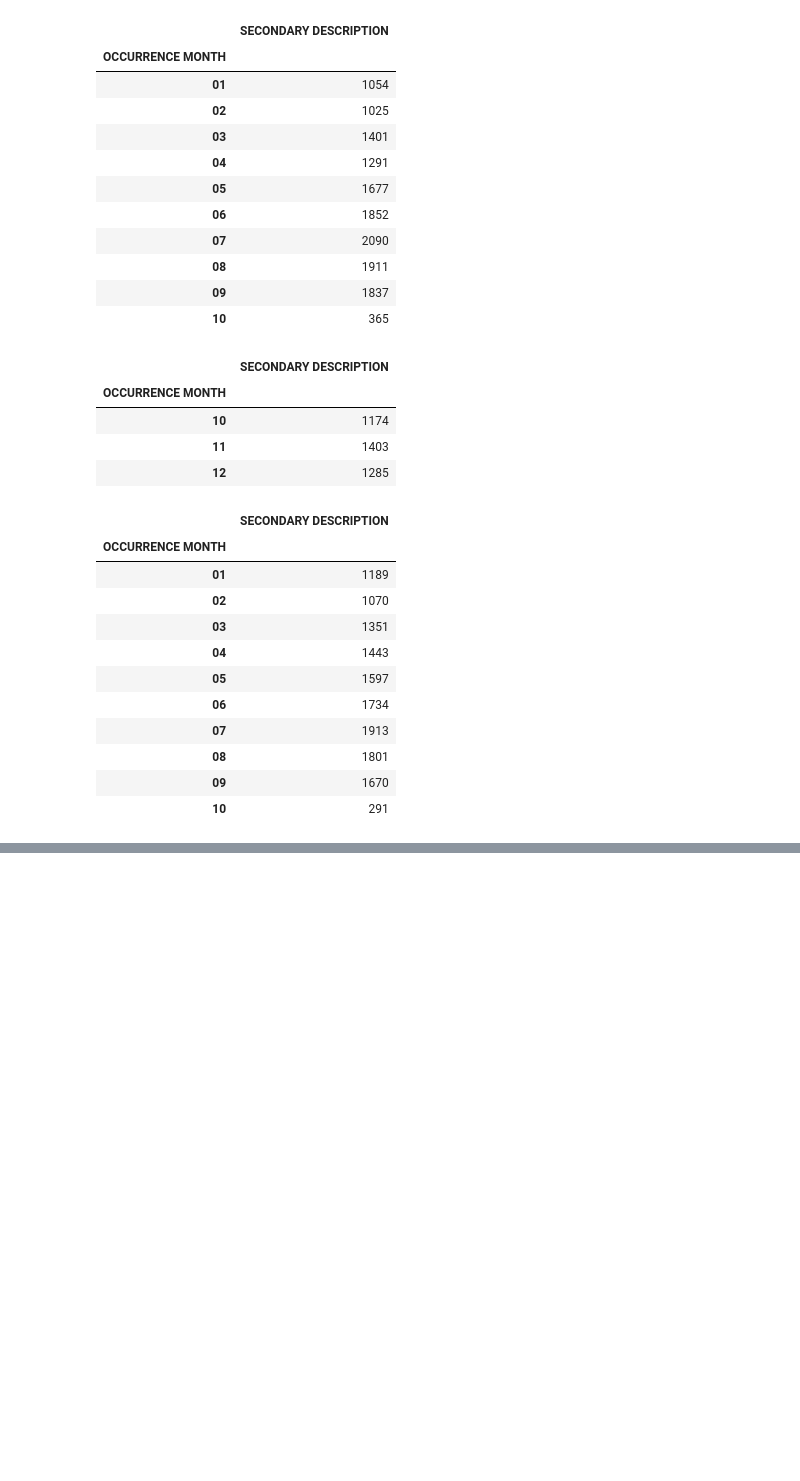
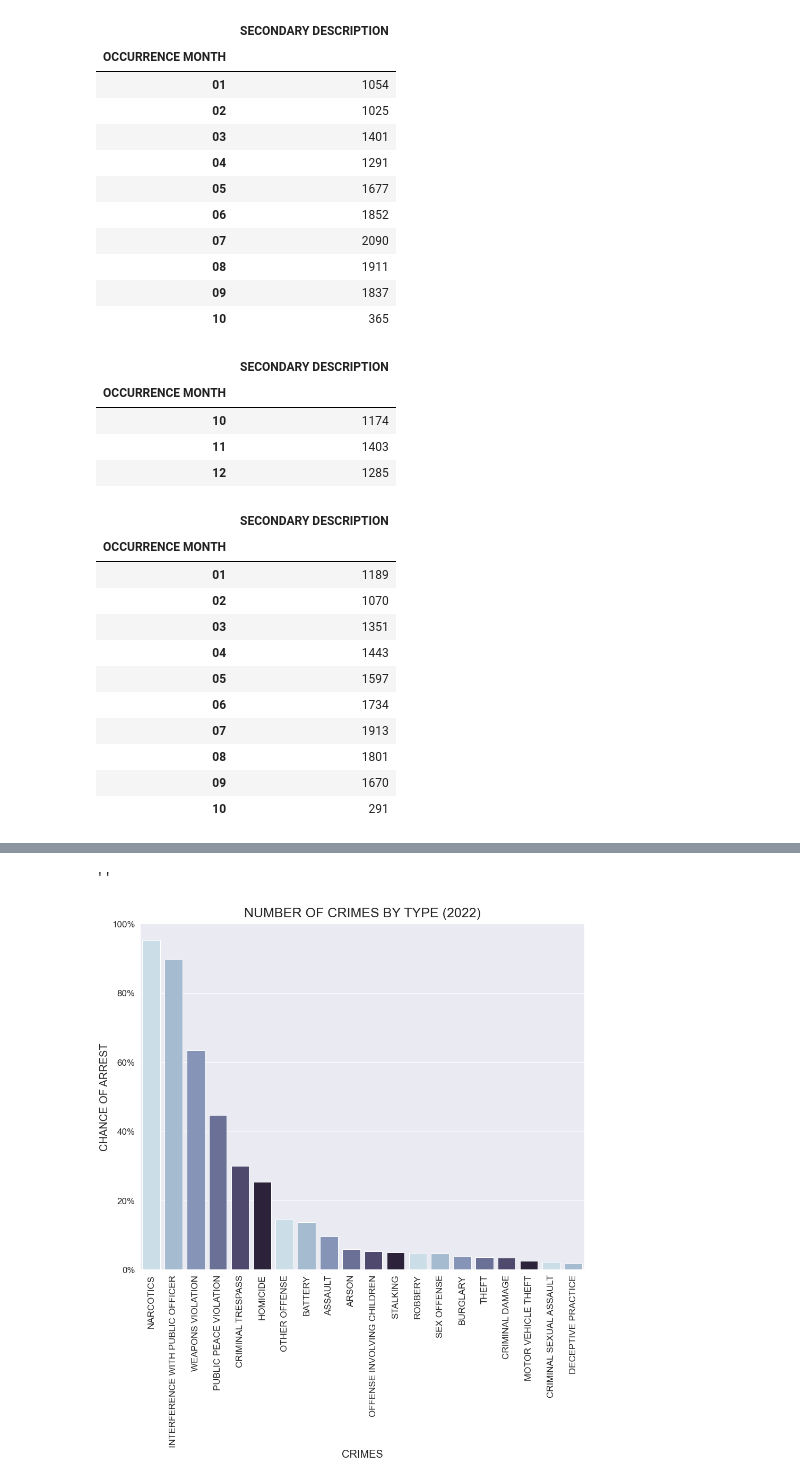
Before and after one commit to jrthompson25/Chicago_Crime_Analysis, a Jupyter notebook: Notebooks/Chicago Crime Project.ipynb, the cells around one changed output, grey strips where cells are left out. Cells and saved outputs as stored; diff of their text form; code cells hidden in the pictures; blank space fills up the shorter version.

```diff
--- a/Notebooks/Chicago Crime Project.ipynb
+++ b/Notebooks/Chicago Crime Project.ipynb
@@ -402,0 +547,6 @@ fiveHunderedOrLessByMonth2022_df
+# %%
+crimesAndArrests2022 = chicagoCrime2022[['PRIMARY DESCRIPTION', 'ARREST']]
+crimesValueCounts2022_df = crimesAndArrests2022['PRIMARY DESCRIPTION'].value_counts().to_frame()
+crimesValueCounts2022_df = crimesValueCounts2022_df.reset_index()
+crimesValueCounts2022_df = crimesValueCounts2022_df.rename(columns={'index' : 'PRIMARY DESCRIPTION', 'PRIMARY DESCRIPTION' : 'OCCURRENCES'})
+crimesValueCounts2022_df
@@ -402,0 +571,8 @@ fiveHunderedOrLessByMonth2022_df
+# %%
+arrestsCounts2022 = crimesAndArrests2022.groupby(by='PRIMARY DESCRIPTION')['ARREST'].value_counts().to_frame()
+arrestsCounts2022 = arrestsCounts2022.rename(columns={'ARREST': 'ARREST(Y/N)'})
+arrestsCounts2022_df = pd.DataFrame(arrestsCounts2022).reset_index()
+arrestsYesCounts2022_df = arrestsCounts2022_df[arrestsCounts2022_df['ARREST'].isin(['Y'])]
+arrestsYesCounts2022_df = arrestsYesCounts2022_df.drop(columns='ARREST')
+arrestsYesCounts2022_df = arrestsYesCounts2022_df.rename(columns={'ARREST(Y/N)' : 'ARRESTS'})
+arrestsYesCounts2022_df
@@ -402,0 +597,4 @@ fiveHunderedOrLessByMonth2022_df
+# %%
+crimeOccurencesVsArrests2022_df = pd.merge(crimesValueCounts2022_df, arrestsYesCounts2022_df, how='left', on='PRIMARY DESCRIPTION')
+crimeOccurencesVsArrests2022_df = crimeOccurencesVsArrests2022_df.head(20)
+crimeOccurencesVsArrests2022_df
@@ -402,0 +619,5 @@ fiveHunderedOrLessByMonth2022_df
+# %%
+crimeOccurencesVsArrests2022_df['ARRESTS'] = crimeOccurencesVsArrests2022_df['ARRESTS'].astype(int)
+crimeOccurencesVsArrests2022_df['PERCENTAGE'] = crimeOccurencesVsArrests2022_df['ARRESTS']/crimeOccurencesVsArrests2022_df['OCCURRENCES']
+crimeOccurencesVsArrests2022_df = crimeOccurencesVsArrests2022_df.sort_values('PERCENTAGE', ascending=False)
+crimeOccurencesVsArrests2022_df.round({'PERCENTAGE': 2})
@@ -402,0 +642,17 @@ fiveHunderedOrLessByMonth2022_df
+# %%
+sns.set(font_scale = 10)
+sns.set_style('darkgrid')
+sns.set(rc={"figure.figsize":(15,12)})
+cmap = sns.color_palette('ch:s=.25,rot=-.25')
+ax = sns.barplot(x='PRIMARY DESCRIPTION', y='PERCENTAGE', data=crimeOccurencesVsArrests2022_df, palette=cmap)
+cmap = sns.color_palette('viridis')
+plt.xlabel('CRIMES', fontdict= {'fontsize':20})
+plt.ylabel('CHANCE OF ARREST', fontdict= {'fontsize':20})
+plt.title("NUMBER OF CRIMES BY TYPE (2022)",fontdict= { 'fontsize': 25, 'verticalalignment': 'center'}, y=1.02)
+plt.xticks(fontsize=17, rotation=90)
+plt.yticks(fontsize=17)
+ax.yaxis.set_major_formatter(mtick.PercentFormatter(xmax=1, decimals=0, symbol='%', is_latex=False))
+;
+# %% [output]
+''
+[figure, added]
```
Also changed, not shown: parts of 12 cells of this notebook.
